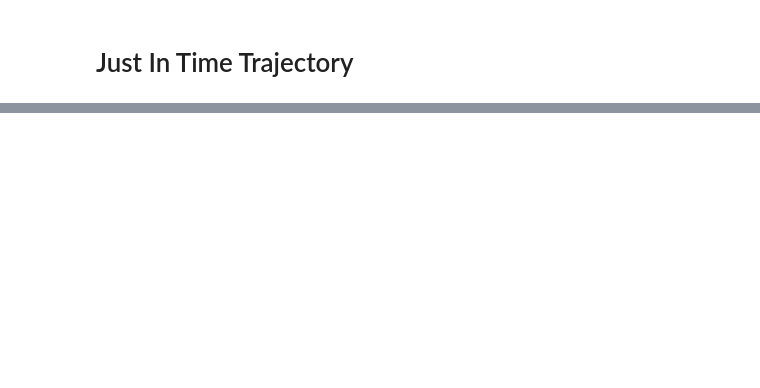
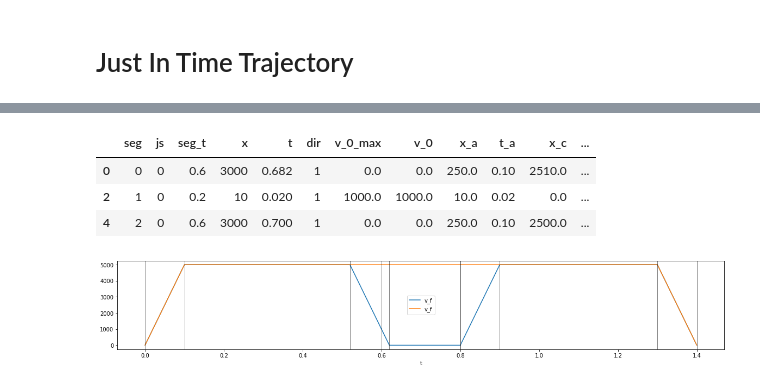
Before and after one commit to Busboombot/trajectory, a Jupyter notebook: design/Notebooks/JITTrajectory.ipynb, the cells around one changed output, grey strips where cells are left out. Drawn from its saved outputs; the diff is of its cells as text; code cells hidden in the pictures; blank space fills up the shorter version.

```diff
--- a/design/Notebooks/JITTrajectory.ipynb
+++ b/design/Notebooks/JITTrajectory.ipynb
@@ -55,0 +161,19 @@ print(sl); print('---')
+# %%
+sl = SegmentList([Joint(5_000, 50_000),Joint(5_000, 50_000)])
+
+x = 3000
+
+sl = SegmentList([Joint(5_000, 50_000),Joint(5_000, 50_000)])
+sl.rmove([x,x]);
+sl.rmove([10,1000]);
+sl.rmove([x,x]);
+
+plot_segment_list(sl.dataframe)
+t = sl.params
+t[t.js == 0]
+# %% [output]
+|  | seg | js | seg_t | x | t | dir | v_0_max | v_0 | x_a | t_a | x_c | ... |
+| 0 | 0 | 0 | 0.6 | 3000 | 0.682 | 1 | 0.0 | 0.0 | 250.0 | 0.10 | 2510.0 | ... |
+| 2 | 1 | 0 | 0.2 | 10 | 0.020 | 1 | 1000.0 | 1000.0 | 10.0 | 0.02 | 0.0 | ... |
+| 4 | 2 | 0 | 0.6 | 3000 | 0.700 | 1 | 0.0 | 0.0 | 250.0 | 0.10 | 2500.0 | ... |
+[figure, added]
```
Also changed, not shown: parts of 18 cells of this notebook, 3 other files.
